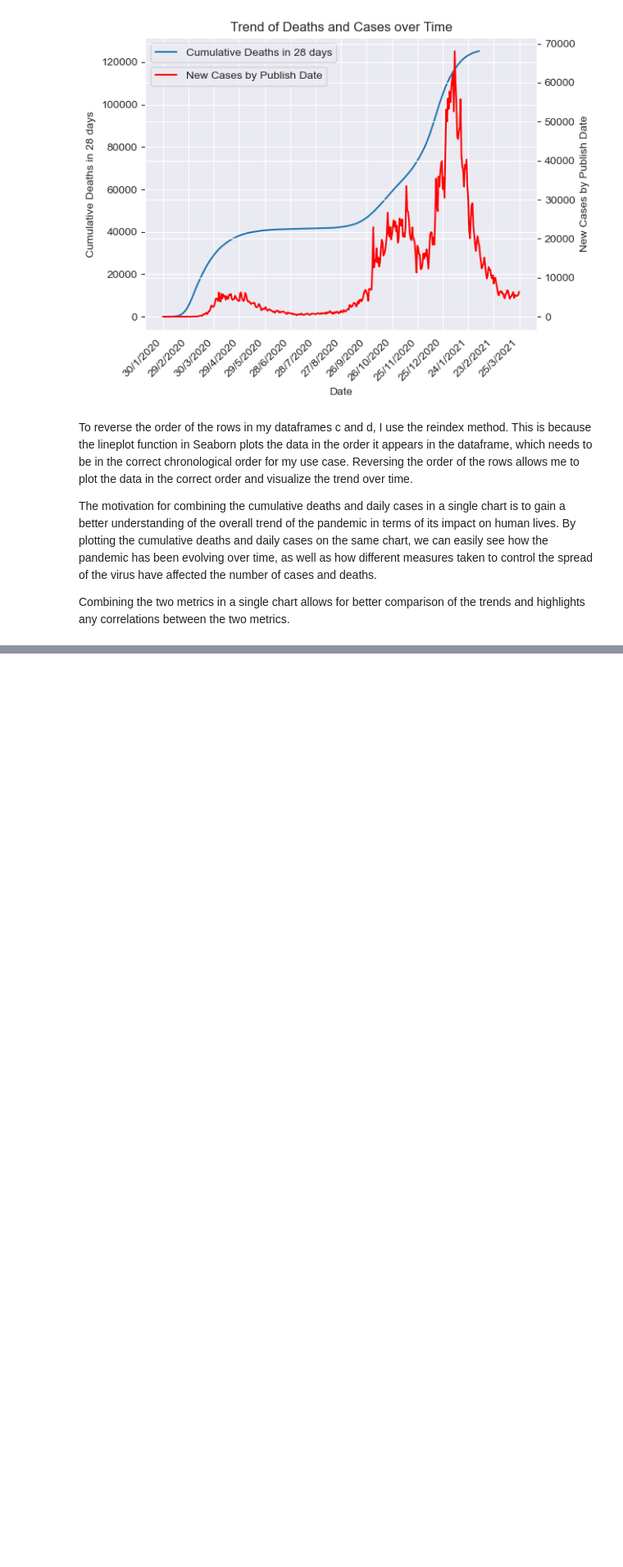
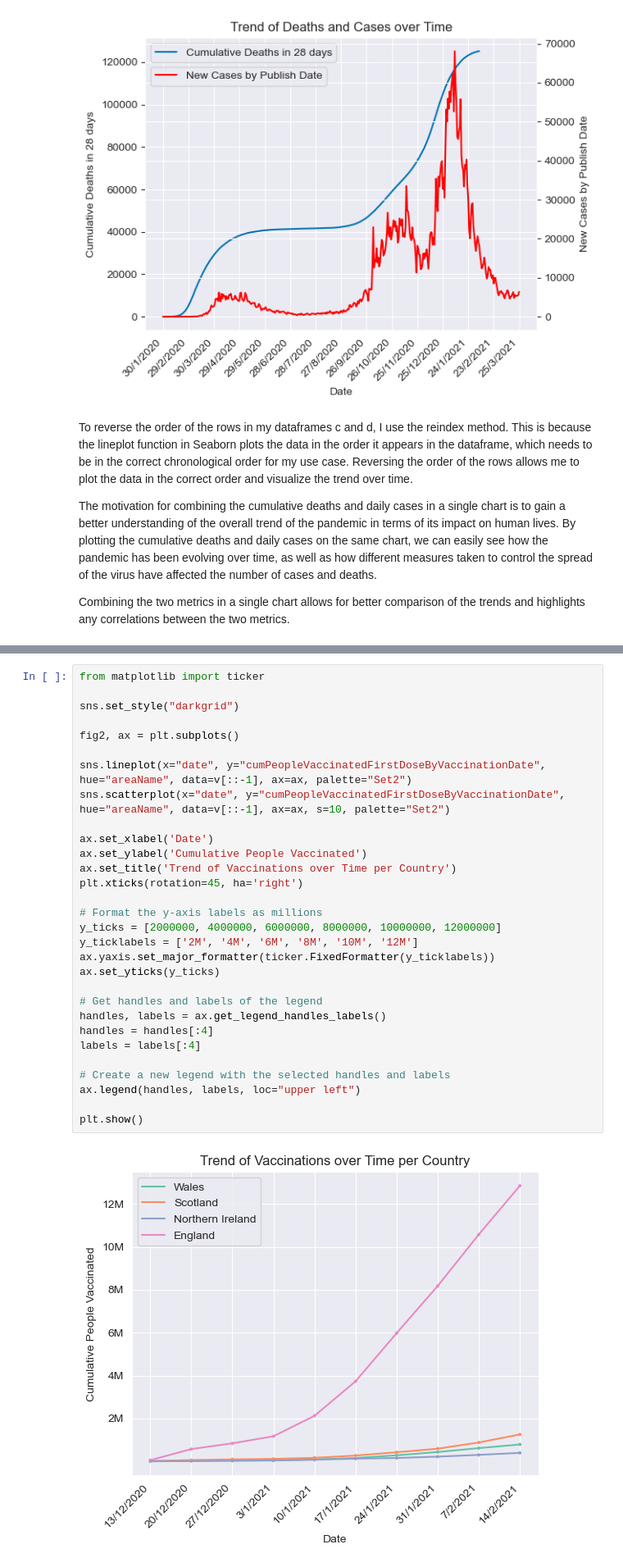
Before and after one commit to Denparadigm/dmai-ukcovid, a Jupyter notebook: notebook.ipynb, the cells around one changed output, grey strips where cells are left out. Shown: that part at 82% size. Cells and saved outputs as stored; diff of their text form; blank space fills up the shorter version.

Commit message:
Added trend of vaccinations over time, both as a raw line chart and using a logarithmic scale.

```diff
--- a/notebook.ipynb
+++ b/notebook.ipynb
@@ -157,0 +180,32 @@ Combining the two metrics in a single chart allows for better comparison of the
+# %%
+from matplotlib import ticker
+
+sns.set_style("darkgrid")
+
+fig2, ax = plt.subplots()
+
+sns.lineplot(x="date", y="cumPeopleVaccinatedFirstDoseByVaccinationDate", hue="areaName", data=v[::-1], ax=ax, palette="Set2")
+sns.scatterplot(x="date", y="cumPeopleVaccinatedFirstDoseByVaccinationDate", hue="areaName", data=v[::-1], ax=ax, s=10, palette="Set2")
+
+ax.set_xlabel('Date')
+ax.set_ylabel('Cumulative People Vaccinated')
+ax.set_title('Trend of Vaccinations over Time per Country')
+plt.xticks(rotation=45, ha='right')
+
+# Format the y-axis labels as millions
+y_ticks = [2000000, 4000000, 6000000, 8000000, 10000000, 12000000]
+y_ticklabels = ['2M', '4M', '6M', '8M', '10M', '12M']
+ax.yaxis.set_major_formatter(ticker.FixedFormatter(y_ticklabels))
+ax.set_yticks(y_ticks)
+
+# Get handles and labels of the legend
+handles, labels = ax.get_legend_handles_labels()
+handles = handles[:4]
+labels = labels[:4]
+
+# Create a new legend with the selected handles and labels
+ax.legend(handles, labels, loc="upper left")
+
+plt.show()
+# %% [output]
+[figure, added]
```
Also changed, not shown: parts of 5 cells of this notebook.
